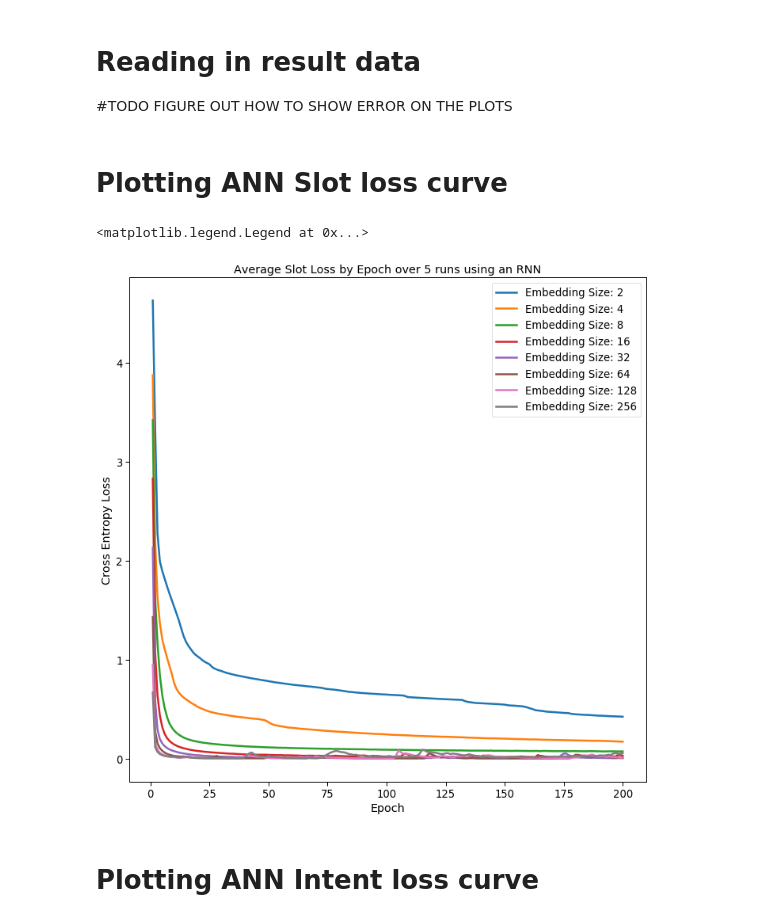
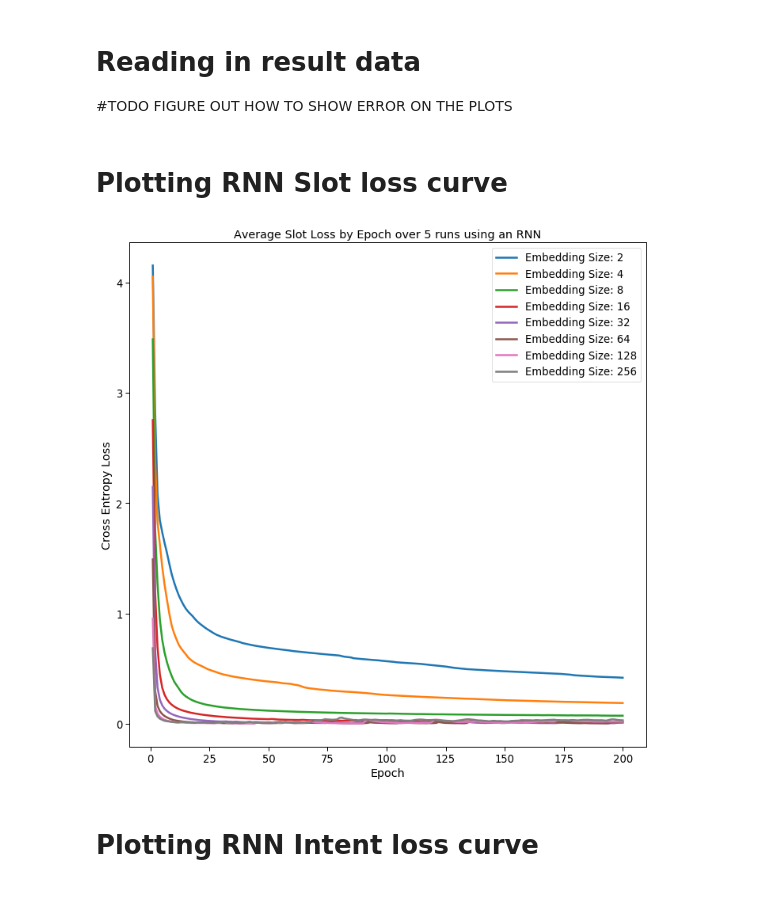
Before and after one commit to lionely/nlu-joint-slot-intent-detection, a Jupyter notebook: Processing RNN Experiment Results.ipynb, the cells around one changed output. Saved outputs shown, nothing was run; the diff lists cells and outputs as text; code cells hidden in the pictures.

Commit message:
Edits to get plots

```diff
--- a/Processing RNN Experiment Results.ipynb
+++ b/Processing RNN Experiment Results.ipynb
@@ -13,7 +13,7 @@ sns.set_context("paper", font_scale = 1.5, rc={"lines.linewidth":2.5})
 # %%
 #reading in data and averaging.
 # final dataframe should look like: average_over_#_run_epoch:1_slot_losses,average_over_#_run_epoch:1_intent_losses .... average_over_#_run_epoch200:
-num_runs = 1
+num_runs = 5
 num_epochs = 200
 embedding_types = [2,4,8,16,32,64,128,256]
 # %%
@@ -56,26 +56,27 @@ def avg_over_epoch(collected_runs,num_epochs,loss_type="slot_losses"):
 # epoch_avg = avg_over_epoch(avgrun2s,5)
 # epoch_avg
 # %% [markdown]
-# Plotting ANN Slot loss curve
+# Plotting RNN Slot loss curve
 # %%
 x_epochs = [i+1 for i in range(num_epochs)]
 # %%
 fig, ax = plt.subplots(figsize=a4_dims)
 for embedding in embedding_types:
     list_by_runs = find_by_embedding(num_runs,embedding)
     avged_runs = avg_by_run(list_by_runs)
     avged_runs_by_epoch = avg_over_epoch(avged_runs,num_epochs,loss_type="slot_losses")
     ax = sns.lineplot(x=x_epochs,y=avged_runs_by_epoch,label="Embedding Size: "+str(embedding))
     #fig = ax.get_figure()
 plt.title('Average Slot Loss by Epoch over 5 runs using an RNN')
 plt.ylabel('Cross Entropy Loss')
 plt.xlabel('Epoch')
 plt.legend()
+fig = ax.get_figure()
+fig.savefig("graphs/rnn_slot_losses.png",bbox_inches="tight",dpi=300)
 # %% [output]
-<matplotlib.legend.Legend at 0x...>
-[figure, old version]
+[figure, new version]
 # %% [markdown]
-# Plotting ANN Intent loss curve
+# Plotting RNN Intent loss curve
 # %%
 fig, ax = plt.subplots(figsize=a4_dims)
 for embedding in embedding_types:
```
Also changed, not shown: parts of 1 cell of this notebook, 1 other file.
